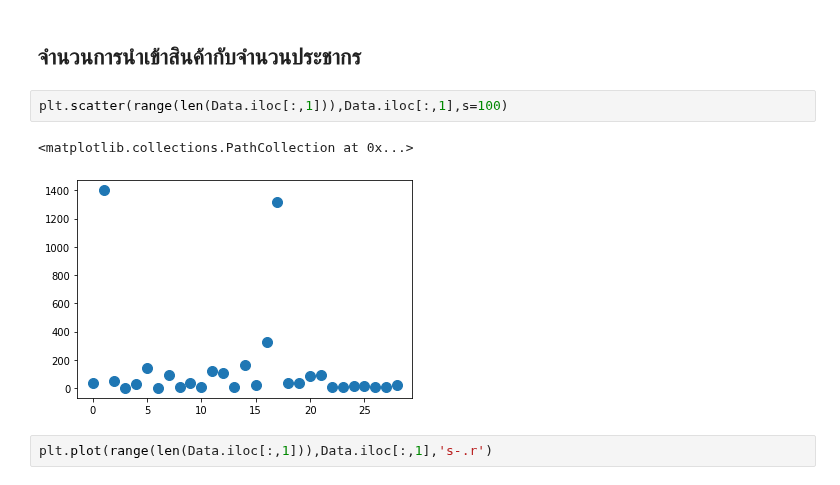
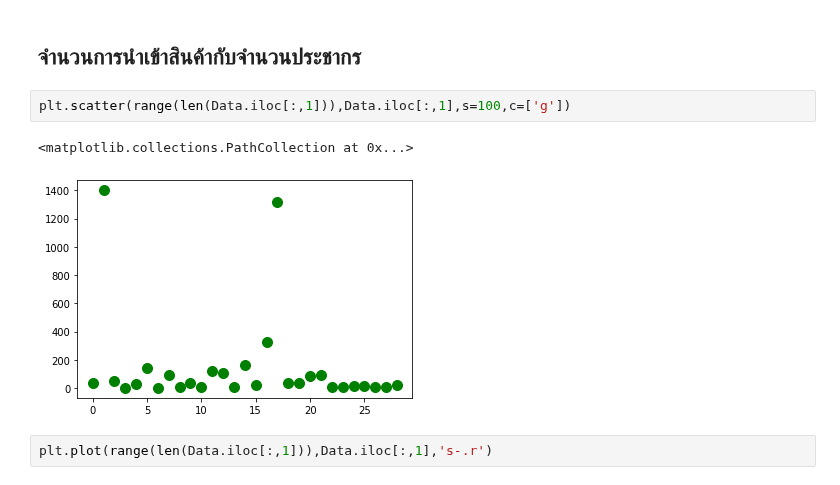
Before and after one commit to Jittiya/DWDM21, a Jupyter notebook: Project.ipynb, the cells around one changed output. Cells and saved outputs as stored; diff of their text form.

```diff
--- a/Project.ipynb
+++ b/Project.ipynb
@@ -1284,10 +1264,10 @@ list(range(len(Data.iloc[:,1])))
 # %% [markdown]
 ## จำนวนการนำเข้าสินค้ากับจำนวนประชากร
 # %%
-plt.scatter(range(len(Data.iloc[:,1])),Data.iloc[:,1],s=100)
+plt.scatter(range(len(Data.iloc[:,1])),Data.iloc[:,1],s=100,c=['g'])
 # %% [output]
 <matplotlib.collections.PathCollection at 0x...>
-[figure, old version]
+[figure, new version]
 # %%
 plt.plot(range(len(Data.iloc[:,1])),Data.iloc[:,1],'s-.r')
 # %% [output]
```
Also changed, not shown: parts of 7 cells of this notebook.
